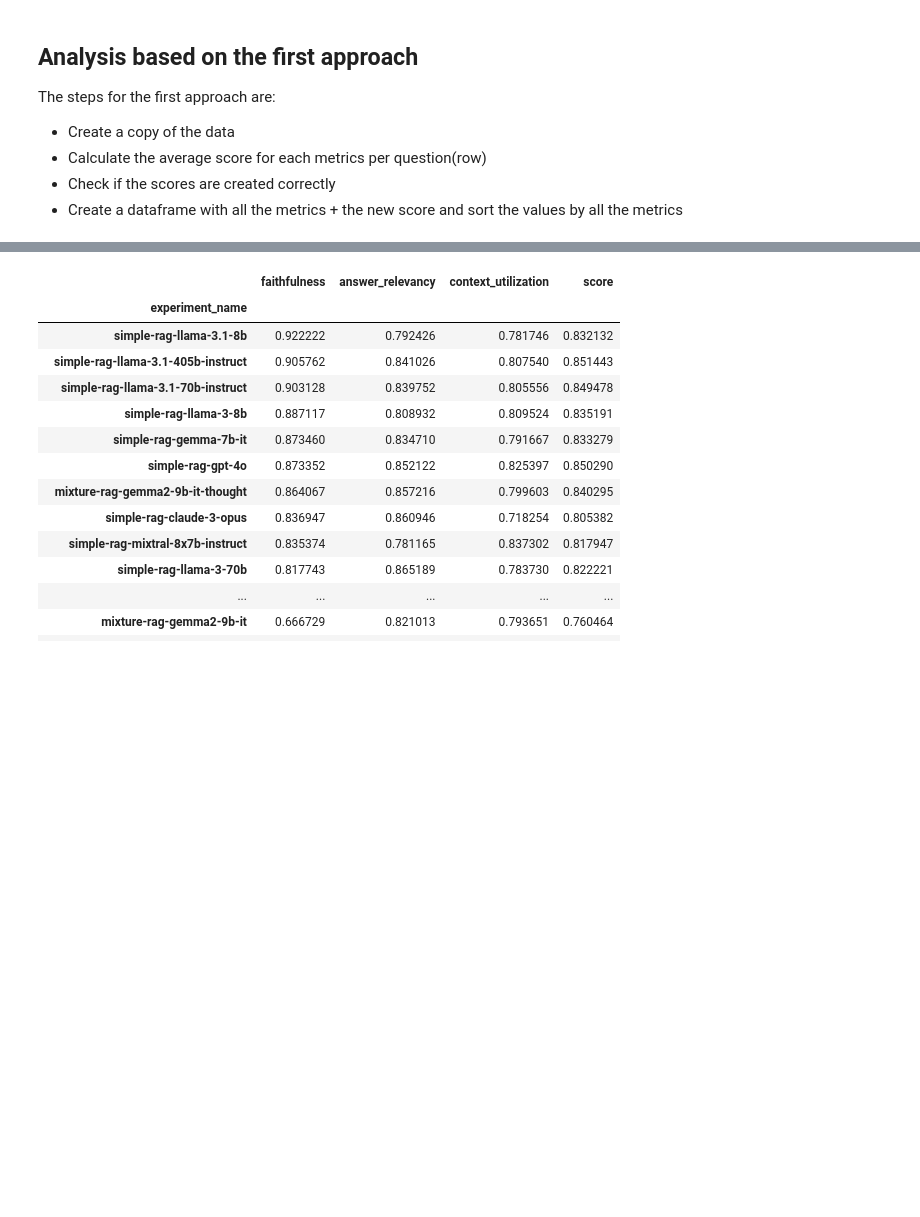
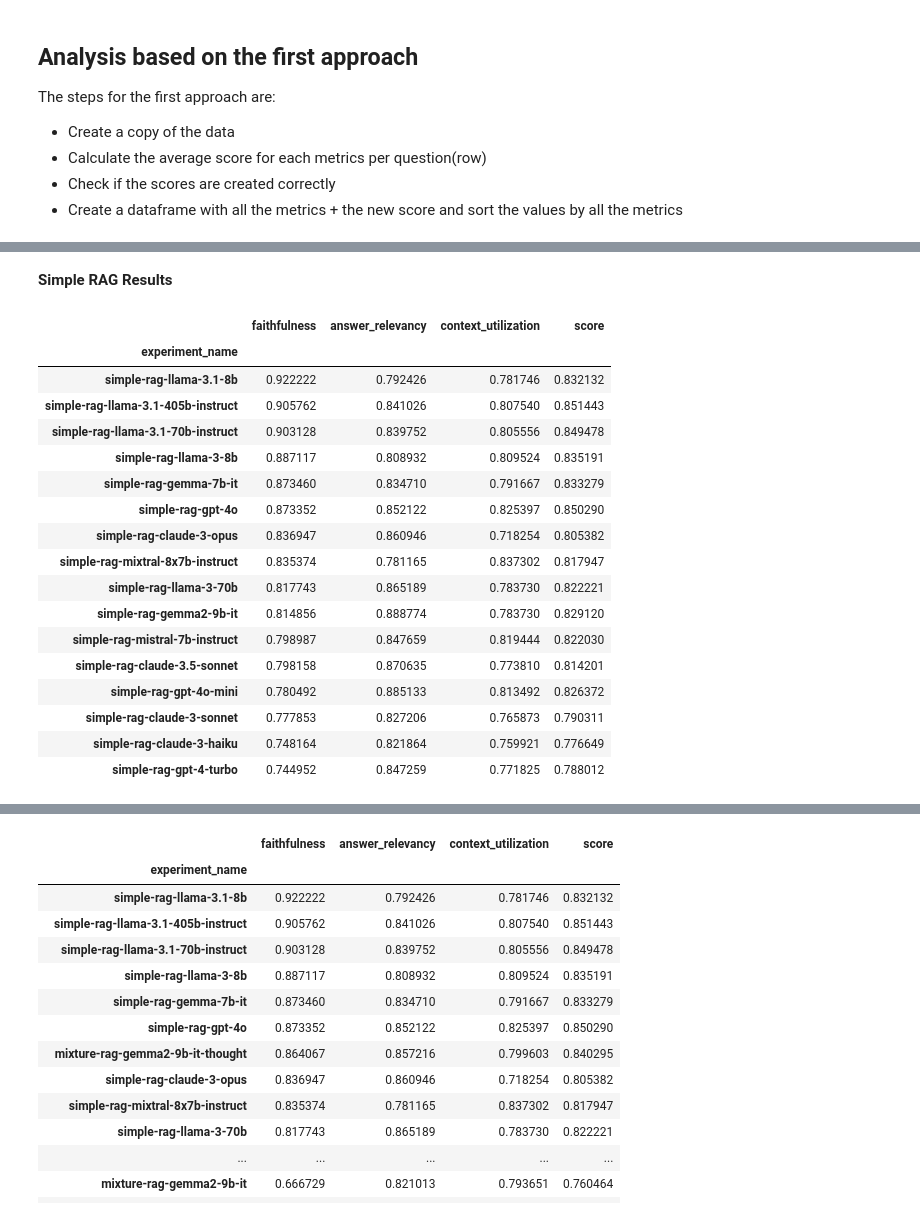
Before and after one commit to Shekswess/small-language-model-rags-is-all-you-need, a Jupyter notebook: notebooks/01_exploring_results.ipynb, the cells around one changed output, grey strips where cells are left out. Saved outputs shown, nothing was run; the diff lists cells and outputs as text; code cells hidden in the pictures; blank space fills up the shorter version.

Commit message:
Updating the notebook for analyzing results by analyzing separately the simple RAG pipelines and the mixture RAG pipelines plus the combined results

```diff
--- a/notebooks/01_exploring_results.ipynb
+++ b/notebooks/01_exploring_results.ipynb
@@ -68,3 +70,35 @@ dataframe_1_mean = (
     .groupby("experiment_name")
     .mean()
 )
+# %%
+# Creating a dataframe only for the experiments with simple RAG and mixture RAG
+dataframe_1_mean_simple = dataframe_1_mean[
+    dataframe_1_mean.index.str.contains("simple")
+]
+dataframe_1_mean_mixture = dataframe_1_mean[
+    dataframe_1_mean.index.str.contains("mixture")
+]
+# %% [markdown]
+**Simple RAG Results**
+# %%
+# Displaying the simple RAGs results sorted by faithfulness by descending order
+dataframe_1_mean_simple.sort_values(by="faithfulness", ascending=False)
+# %% [output]
+|  | faithfulness | answer_relevancy | context_utilization | score |
+| experiment_name |  |  |  |  |
+| simple-rag-llama-3.1-8b | 0.922222 | 0.792426 | 0.781746 | 0.832132 |
+| simple-rag-llama-3.1-405b-instruct | 0.905762 | 0.841026 | 0.807540 | 0.851443 |
+| simple-rag-llama-3.1-70b-instruct | 0.903128 | 0.839752 | 0.805556 | 0.849478 |
+| simple-rag-llama-3-8b | 0.887117 | 0.808932 | 0.809524 | 0.835191 |
+| simple-rag-gemma-7b-it | 0.873460 | 0.834710 | 0.791667 | 0.833279 |
+| simple-rag-gpt-4o | 0.873352 | 0.852122 | 0.825397 | 0.850290 |
+| simple-rag-claude-3-opus | 0.836947 | 0.860946 | 0.718254 | 0.805382 |
+| simple-rag-mixtral-8x7b-instruct | 0.835374 | 0.781165 | 0.837302 | 0.817947 |
+| simple-rag-llama-3-70b | 0.817743 | 0.865189 | 0.783730 | 0.822221 |
+| simple-rag-gemma2-9b-it | 0.814856 | 0.888774 | 0.783730 | 0.829120 |
+| simple-rag-mistral-7b-instruct | 0.798987 | 0.847659 | 0.819444 | 0.822030 |
+| simple-rag-claude-3.5-sonnet | 0.798158 | 0.870635 | 0.773810 | 0.814201 |
+| simple-rag-gpt-4o-mini | 0.780492 | 0.885133 | 0.813492 | 0.826372 |
+| simple-rag-claude-3-sonnet | 0.777853 | 0.827206 | 0.765873 | 0.790311 |
+| simple-rag-claude-3-haiku | 0.748164 | 0.821864 | 0.759921 | 0.776649 |
+| simple-rag-gpt-4-turbo | 0.744952 | 0.847259 | 0.771825 | 0.788012 |
```
Also changed, not shown: parts of 30 cells of this notebook.
